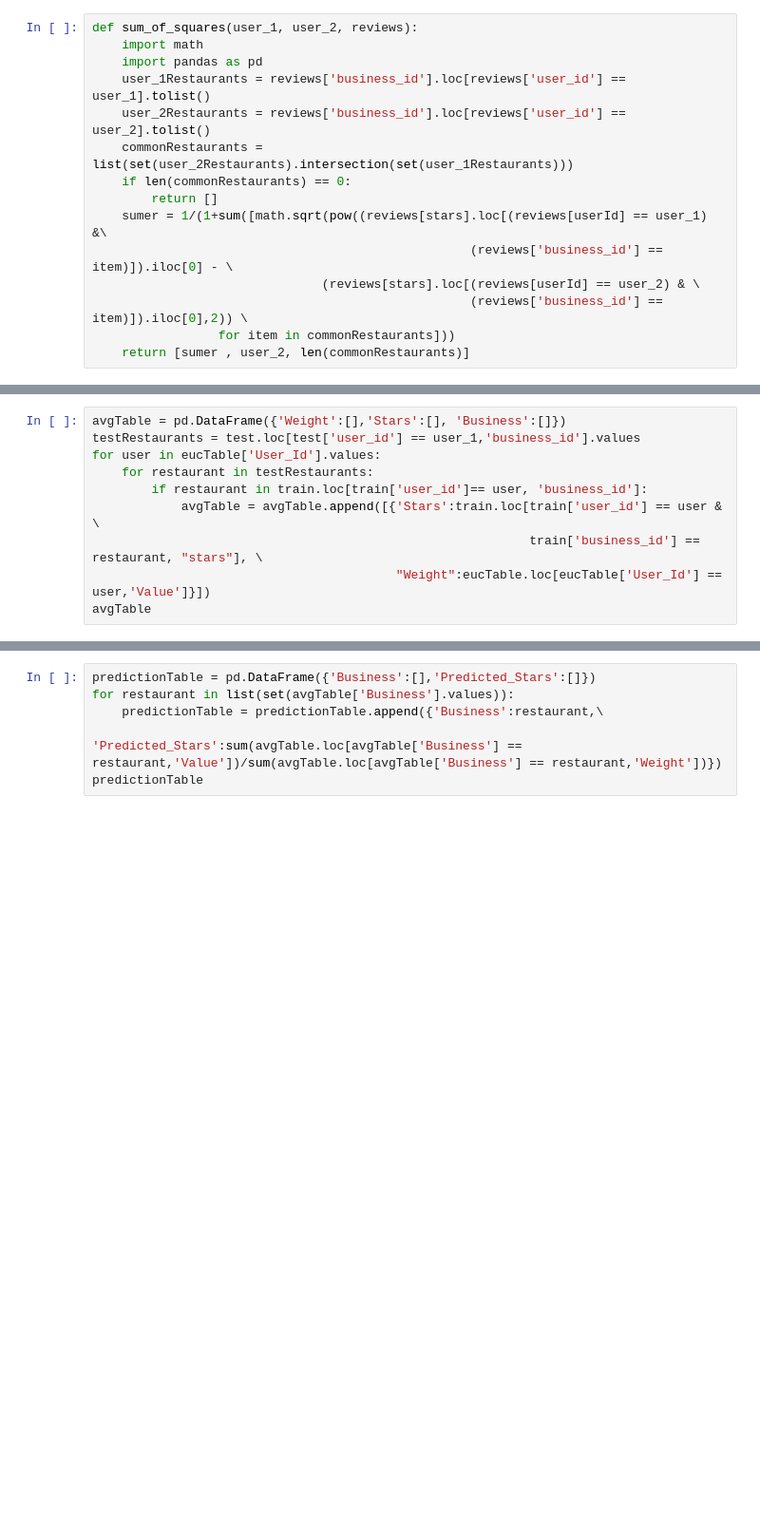
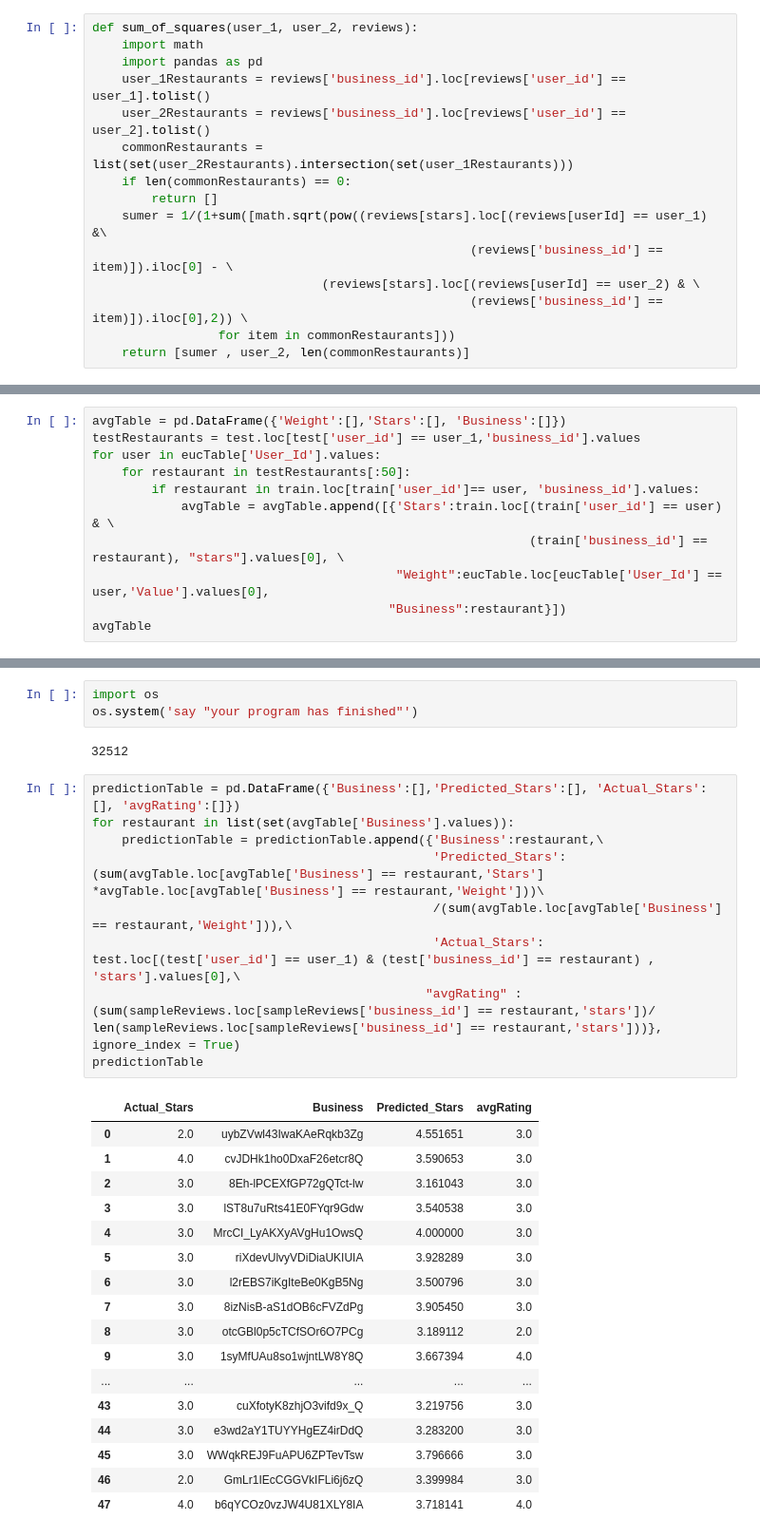
Before and after one commit to nycdatasci/bootcamp007_project, a Jupyter notebook: Project5-Capstone/JordanWaters/recommender_tester.ipynb, the cells around one changed output, grey strips where cells are left out. Shown at 95% size. Cells and saved outputs as stored; diff of their text form; blank space fills up the shorter version.

```diff
--- a/Project5-Capstone/JordanWaters/recommender_tester.ipynb
+++ b/Project5-Capstone/JordanWaters/recommender_tester.ipynb
@@ -151,9 +179,10 @@ eucTable.sort_values(by='Value', ascending= False)
 avgTable = pd.DataFrame({'Weight':[],'Stars':[], 'Business':[]})
 testRestaurants = test.loc[test['user_id'] == user_1,'business_id'].values
 for user in eucTable['User_Id'].values:
-    for restaurant in testRestaurants:
-        if restaurant in train.loc[train['user_id']== user, 'business_id']:
-            avgTable = avgTable.append([{'Stars':train.loc[train['user_id'] == user & \
-                                                           train['business_id'] == restaurant, "stars"], \
-                                         "Weight":eucTable.loc[eucTable['User_Id'] == user,'Value']}])
+    for restaurant in testRestaurants[:50]:
+        if restaurant in train.loc[train['user_id']== user, 'business_id'].values:
+            avgTable = avgTable.append([{'Stars':train.loc[(train['user_id'] == user) & \
+                                                           (train['business_id'] == restaurant), "stars"].values[0], \
+                                         "Weight":eucTable.loc[eucTable['User_Id'] == user,'Value'].values[0],
+                                        "Business":restaurant}])
 avgTable
@@ -160,6 +208,32 @@ avgTable
+# %%
+import os
+os.system('say "your program has finished"')
+# %% [output]
+32512
 # %%
-predictionTable = pd.DataFrame({'Business':[],'Predicted_Stars':[]})
+predictionTable = pd.DataFrame({'Business':[],'Predicted_Stars':[], 'Actual_Stars':[], 'avgRating':[]})
 for restaurant in list(set(avgTable['Business'].values)):
     predictionTable = predictionTable.append({'Business':restaurant,\
-                                              'Predicted_Stars':sum(avgTable.loc[avgTable['Business'] == restaurant,'Value'])/sum(avgTable.loc[avgTable['Business'] == restaurant,'Weight'])})
+                                              'Predicted_Stars':(sum(avgTable.loc[avgTable['Business'] == restaurant,'Stars'] *avgTable.loc[avgTable['Business'] == restaurant,'Weight']))\
+                                              /(sum(avgTable.loc[avgTable['Business'] == restaurant,'Weight'])),\
+                                              'Actual_Stars': test.loc[(test['user_id'] == user_1) & (test['business_id'] == restaurant) , 'stars'].values[0],\
+                                             "avgRating" : (sum(sampleReviews.loc[sampleReviews['business_id'] == restaurant,'stars'])/ len(sampleReviews.loc[sampleReviews['business_id'] == restaurant,'stars']))}, ignore_index = True)
 predictionTable
+# %% [output]
+|  | Actual_Stars | Business | Predicted_Stars | avgRating |
+| 0 | 2.0 | uybZVwl43IwaKAeRqkb3Zg | 4.551651 | 3.0 |
+| 1 | 4.0 | cvJDHk1ho0DxaF26etcr8Q | 3.590653 | 3.0 |
+| 2 | 3.0 | 8Eh-lPCEXfGP72gQTct-lw | 3.161043 | 3.0 |
+| 3 | 3.0 | lST8u7uRts41E0FYqr9Gdw | 3.540538 | 3.0 |
+| 4 | 3.0 | MrcCI_LyAKXyAVgHu1OwsQ | 4.000000 | 3.0 |
+| 5 | 3.0 | riXdevUlvyVDiDiaUKIUIA | 3.928289 | 3.0 |
+| 6 | 3.0 | l2rEBS7iKgIteBe0KgB5Ng | 3.500796 | 3.0 |
+| 7 | 3.0 | 8izNisB-aS1dOB6cFVZdPg | 3.905450 | 3.0 |
+| 8 | 3.0 | otcGBl0p5cTCfSOr6O7PCg | 3.189112 | 2.0 |
+| 9 | 3.0 | 1syMfUAu8so1wjntLW8Y8Q | 3.667394 | 4.0 |
+| ... | ... | ... | ... | ... |
+| 43 | 3.0 | cuXfotyK8zhjO3vifd9x_Q | 3.219756 | 3.0 |
+| 44 | 3.0 | e3wd2aY1TUYYHgEZ4irDdQ | 3.283200 | 3.0 |
+| 45 | 3.0 | WWqkREJ9FuAPU6ZPTevTsw | 3.796666 | 3.0 |
+| 46 | 2.0 | GmLr1IEcCGGVkIFLi6j6zQ | 3.399984 | 3.0 |
+| 47 | 4.0 | b6qYCOz0vzJW4U81XLY8IA | 3.718141 | 4.0 |
```
Also changed, not shown: parts of 31 cells of this notebook, 1 other file.
